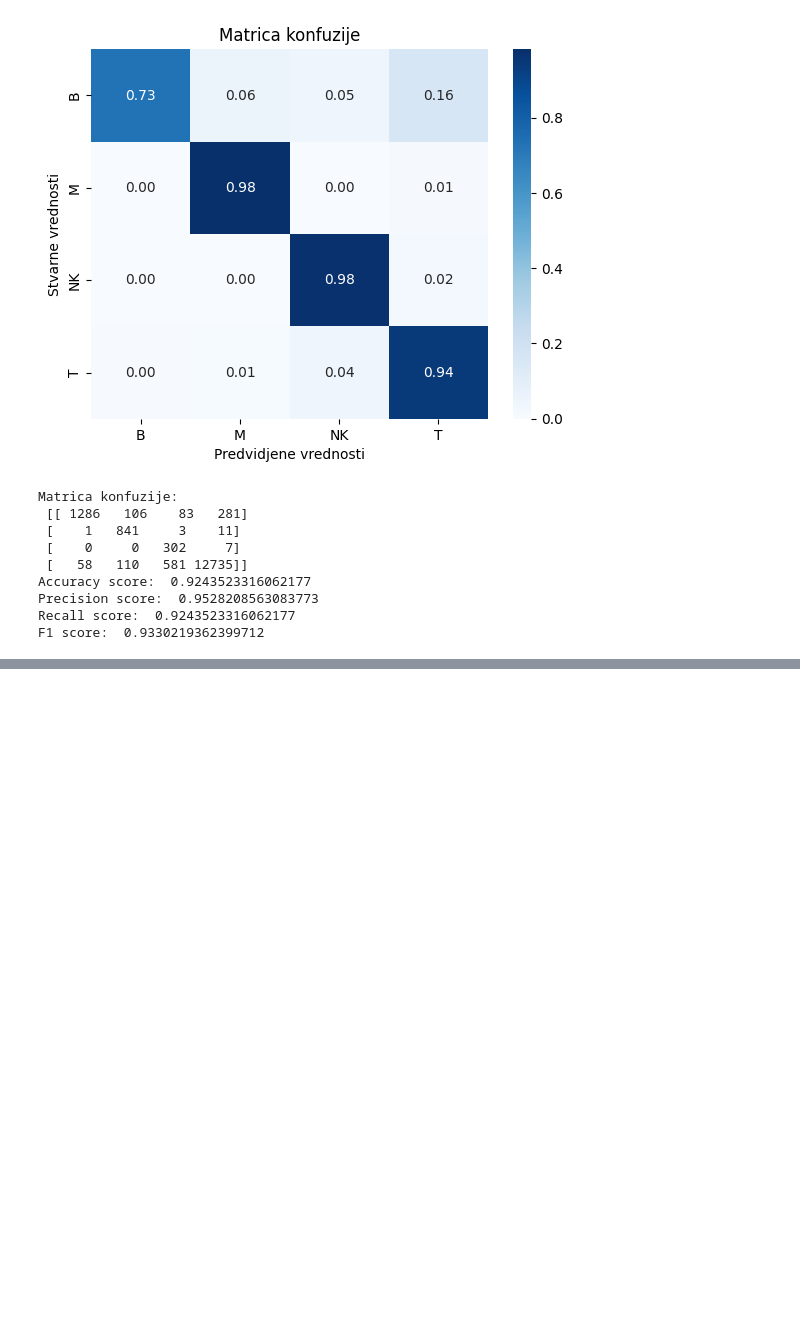
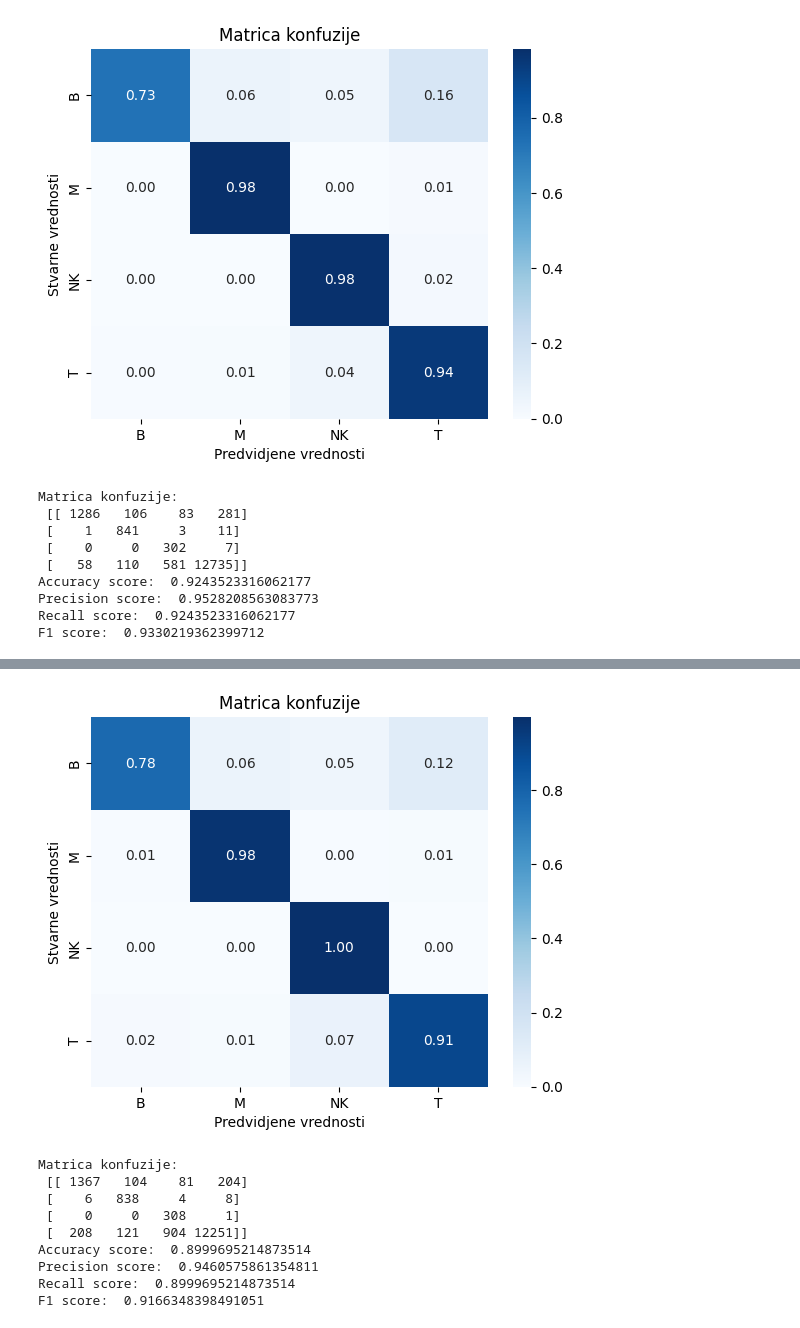
Before and after one commit to bogdans55/ip2-projekat, a Jupyter notebook: models/logistic_regression.ipynb, the cells around one changed output, grey strips where cells are left out. Cells and saved outputs as stored; diff of their text form; code cells hidden in the pictures; blank space fills up the shorter version.

```diff
--- a/models/logistic_regression.ipynb
+++ b/models/logistic_regression.ipynb
@@ -279,0 +336,13 @@ F1 score:  0.9330219362399712
+# %%
+load_test('../data/preprocessed_data_GEO.csv', model_cw)
+# %% [output]
+[figure, added]
+Matrica konfuzije:
+ [[ 1367   104    81   204]
+ [    6   838     4     8]
+ [    0     0   308     1]
+ [  208   121   904 12251]]
+Accuracy score:  0.8999695214873514
+Precision score:  0.9460575861354811
+Recall score:  0.8999695214873514
+F1 score:  0.9166348398491051
```
Also changed, not shown: parts of 8 cells of this notebook.
